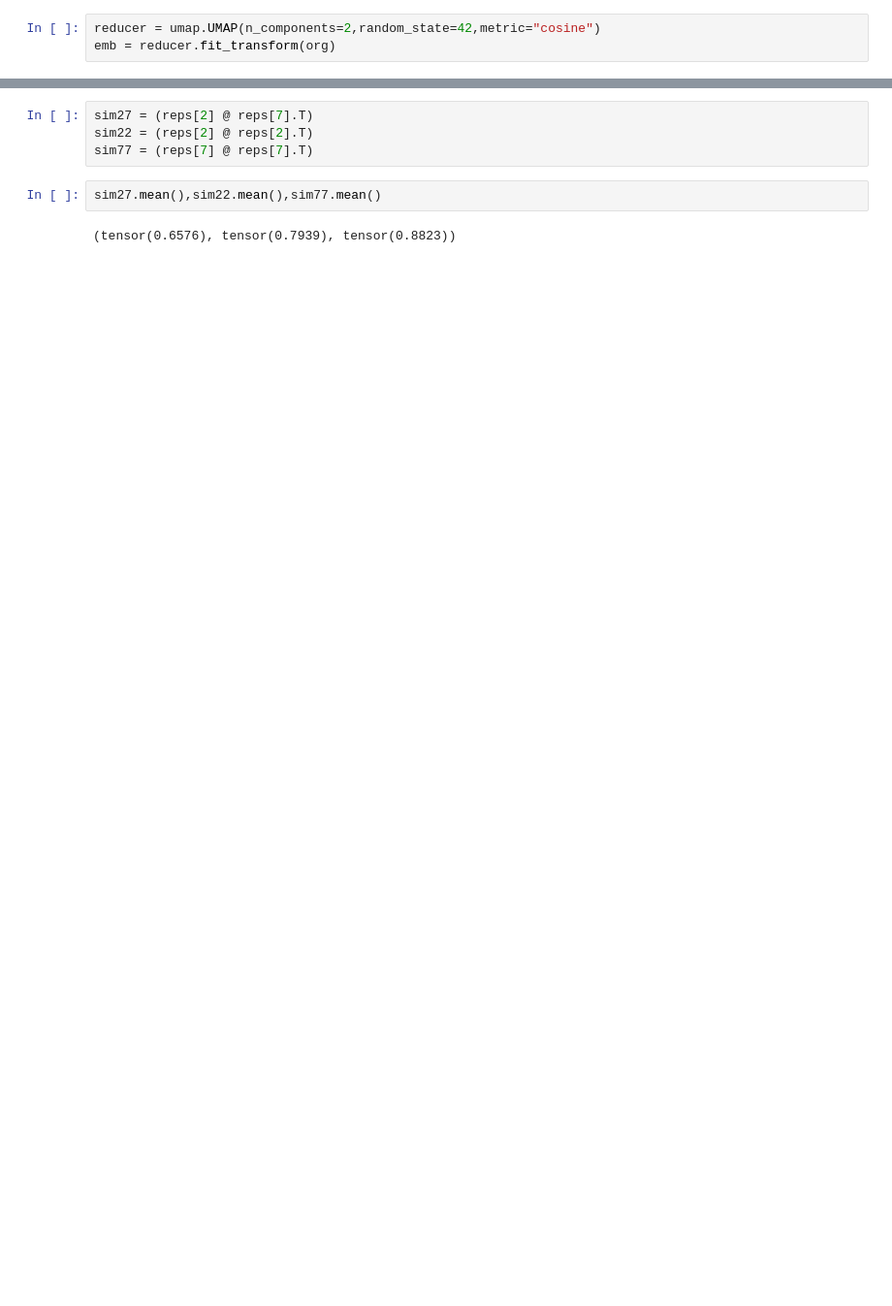
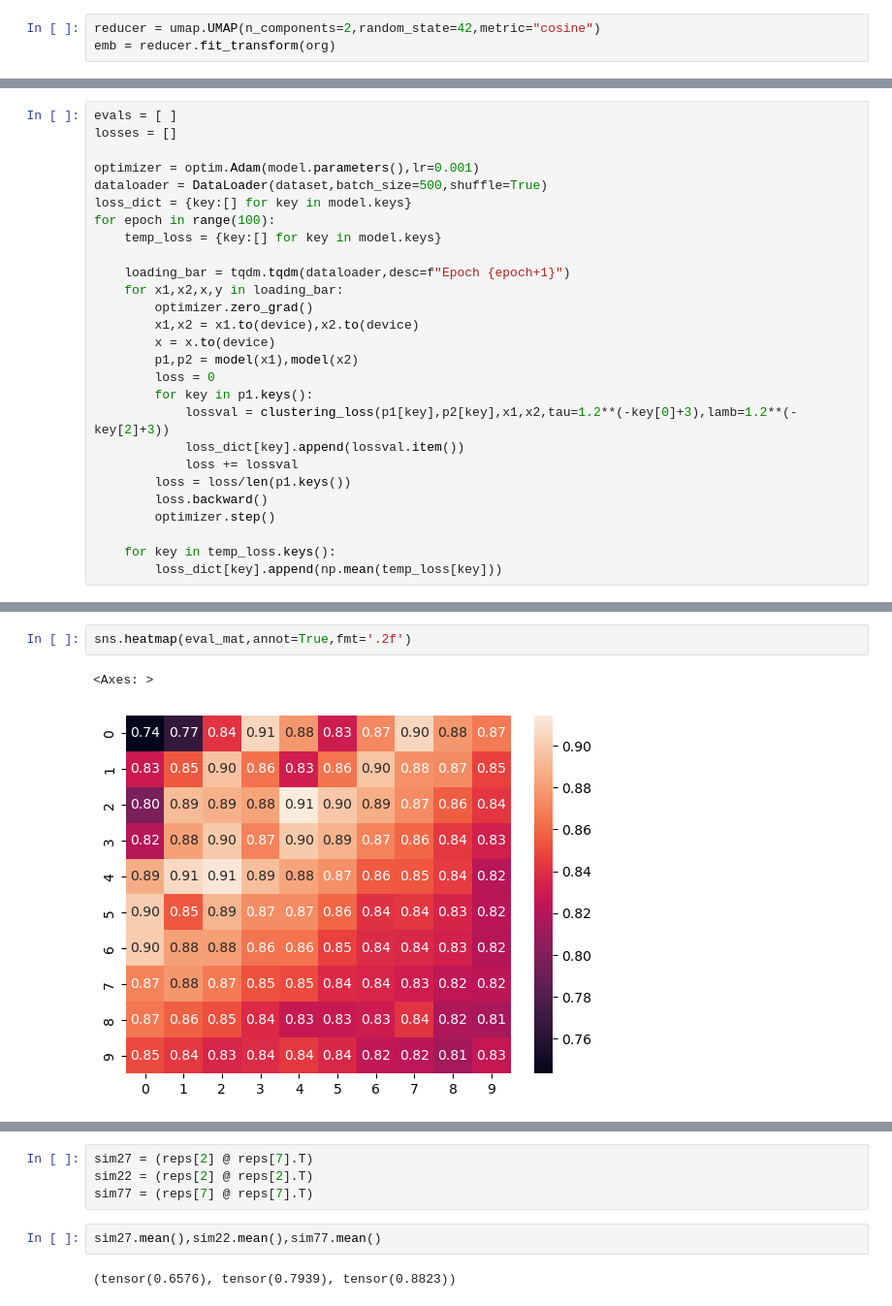
Before and after one commit to alexkaravos/InformationHeuristic, a Jupyter notebook: notebooks/lossdev.ipynb, the cells around one changed output, grey strips where cells are left out. Shown: that part at 97% size. Saved outputs shown, nothing was run; the diff lists cells and outputs as text; blank space fills up the shorter version.

```diff
--- a/notebooks/lossdev.ipynb
+++ b/notebooks/lossdev.ipynb
@@ -110,0 +90,27 @@ for epoch in range(100):
+# %%
+evals = [ ]
+losses = []
+
+optimizer = optim.Adam(model.parameters(),lr=0.001)
+dataloader = DataLoader(dataset,batch_size=500,shuffle=True)
+loss_dict = {key:[] for key in model.keys}
+for epoch in range(100):
+    temp_loss = {key:[] for key in model.keys}
+
+    loading_bar = tqdm.tqdm(dataloader,desc=f"Epoch {epoch+1}")
+    for x1,x2,x,y in loading_bar:
+        optimizer.zero_grad()
+        x1,x2 = x1.to(device),x2.to(device)
+        x = x.to(device)
+        p1,p2 = model(x1),model(x2)
+        loss = 0
+        for key in p1.keys():
+            lossval = clustering_loss(p1[key],p2[key],x1,x2,tau=1.2**(-key[0]+3),lamb=1.2**(-key[2]+3))
+            loss_dict[key].append(lossval.item())
+            loss += lossval
+        loss = loss/len(p1.keys())
+        loss.backward()
+        optimizer.step()
+
+    for key in temp_loss.keys():
+        loss_dict[key].append(np.mean(temp_loss[key]))
@@ -110,0 +172,5 @@ for epoch in range(100):
+# %%
+sns.heatmap(eval_mat,annot=True,fmt='.2f')
+# %% [output]
+<Axes: >
+[figure, added]
```
Also changed, not shown: parts of 22 cells of this notebook, 1 other file.
